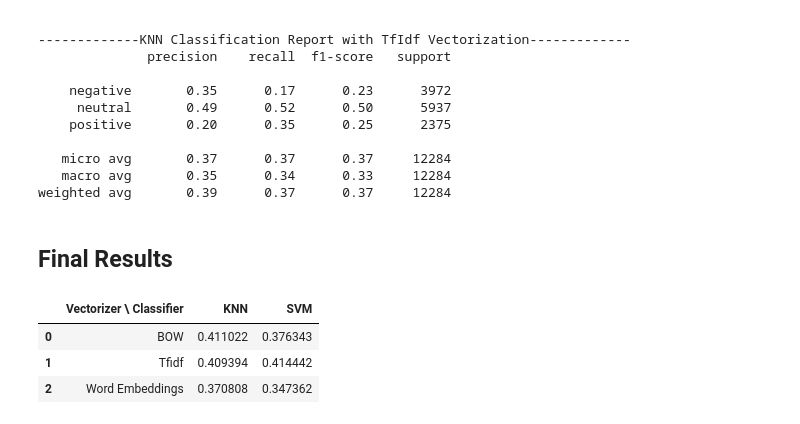
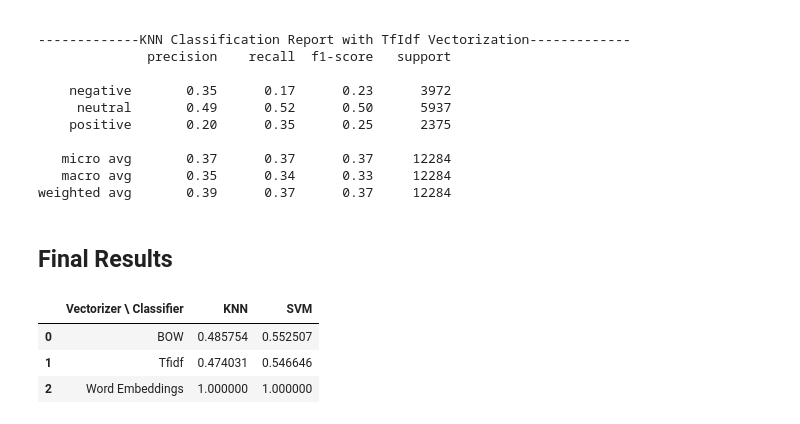
Before and after one commit to VaggelisSpi/Twitter-Sentiment-Analysis, a Jupyter notebook: scr/Project1DataMiningSemiFinal.ipynb, the cells around one changed output. Cells and saved outputs as stored; diff of their text form; code cells hidden in the pictures.

```diff
--- a/scr/Project1DataMiningSemiFinal.ipynb
+++ b/scr/Project1DataMiningSemiFinal.ipynb
@@ -90,8 +90,6 @@ def replaceEmojis(text):
 
 
 def preprocessText(initText):
-#     print(stopWords)
-
     # Replace these characters as we saw in the first wordcloud that are not useful in this form
     processedText = initText.replace("\\u002c", ',')
     processedText = processedText.replace("\\u2019", '\'')
@@ -128,12 +126,23 @@ def preprocessText(initText):
 
     filtered = [w for w in tokens if w not in stopWords]
 
+    if not filtered:  # list is empty
+        processedText = ''
+    else:
+        processedText = filtered[0]
+        for word in filtered[1:]:
+            processedText = processedText + ' ' + word
+
+    return processedText
+
+def stemmingPreprocess(initText):
+    # Split to words
+    tokens = word_tokenize(initText)
+
     stemmer = PorterStemmer()
-    stems = [stemmer.stem(token) for token in filtered]
+    stems = [stemmer.stem(token) for token in tokens]
 
-    # filtered = [w for w in stems if w not in stopwords.words('english')]
-
-    if not filtered:  # list is empty
+    if not stems:  # list is empty
         processedText = ''
     else:
         processedText = stems[0]
@@ -286,7 +295,7 @@ testData = pd.read_csv('../twitter_data/test2017.tsv', sep='\t', names=['ID_1',
 # preprocess test data
 for index, row in testData.iterrows():
     initialText = row["Text"]
-    trainData.loc[index, "Text"] = preprocessText(initialText)
+    testData.loc[index, "Text"] = preprocessText(initialText)
 
 # read test results
 testResults = pd.read_csv('../twitter_data/SemEval2017_task4_subtaskA_test_english_gold.txt',
@@ -301,6 +310,17 @@ trainY = le.transform(trainData["Label"])
 testY = le.transform(testResults["Label"])
 
 accuracyDict = dict()
+
+# Let's do stemming
+for index, row in trainData.iterrows():
+    initialText = row["Text"]
+    trainData.loc[index, "Text"] = stemmingPreprocess(initialText)
+
+for index, row in testData.iterrows():
+    initialText = row["Text"]
+    testData.loc[index, "Text"] = stemmingPreprocess(initialText)
+
+# trainData # printToBeRemoved
 # %% [markdown]
 ## __Vectorization__
 # %% [markdown]
@@ -308,7 +328,7 @@ Let's do classification using 3 different ways of vectorization
 # %% [markdown]
   - #### Bag-of-words vectorization
 # %%
-bowVectorizer = CountVectorizer(stop_words=stopWords, max_features=1000)
+bowVectorizer = CountVectorizer(max_features=1000)
 
 trainX = bowVectorizer.fit_transform(trainData['Text'])
 testX = bowVectorizer.transform(testData['Text'])
@@ -323,7 +359,7 @@ accuracyDict["BOW-KNN"] = KnnClassification(trainX, trainY, testX, testY, le)
 # %% [markdown]
   - #### Tf-idf vectorization
 # %%
-tfIdfVectorizer = TfidfVectorizer()
+tfIdfVectorizer = TfidfVectorizer(max_features=1000)
 
 trainX = tfIdfVectorizer.fit_transform(trainData['Text'])
 testX = tfIdfVectorizer.transform(testData['Text'])
@@ -455,15 +491,17 @@ weighted avg       0.39      0.37      0.37     12284
 # %% [markdown]
 ## __Final Results__
 # %%
+accuracyDict["WordEmbed-KNN"] = 1.0 # to be removed
+accuracyDict["WordEmbed-SVM"] = 1.0 # to be removed
 resultsData = {r'Vectorizer \ Classifier': ['BOW', 'Tfidf', 'Word Embeddings'],
                'KNN': [accuracyDict["BOW-KNN"], accuracyDict["TfIdf-KNN"], accuracyDict["WordEmbed-KNN"]],
                'SVM': [accuracyDict["BOW-SVM"], accuracyDict["TfIdf-SVM"], accuracyDict["WordEmbed-SVM"]]}
 
 resultsDataFrame = pd.DataFrame(data=resultsData)
 
 resultsDataFrame
 # %% [output]
 |  | Vectorizer \ Classifier | KNN | SVM |
-| 0 | BOW | 0.411022 | 0.376343 |
-| 1 | Tfidf | 0.409394 | 0.414442 |
-| 2 | Word Embeddings | 0.370808 | 0.347362 |
+| 0 | BOW | 0.485754 | 0.552507 |
+| 1 | Tfidf | 0.474031 | 0.546646 |
+| 2 | Word Embeddings | 1.000000 | 1.000000 |
```
Also changed, not shown: parts of 8 cells of this notebook, 6 other files.
